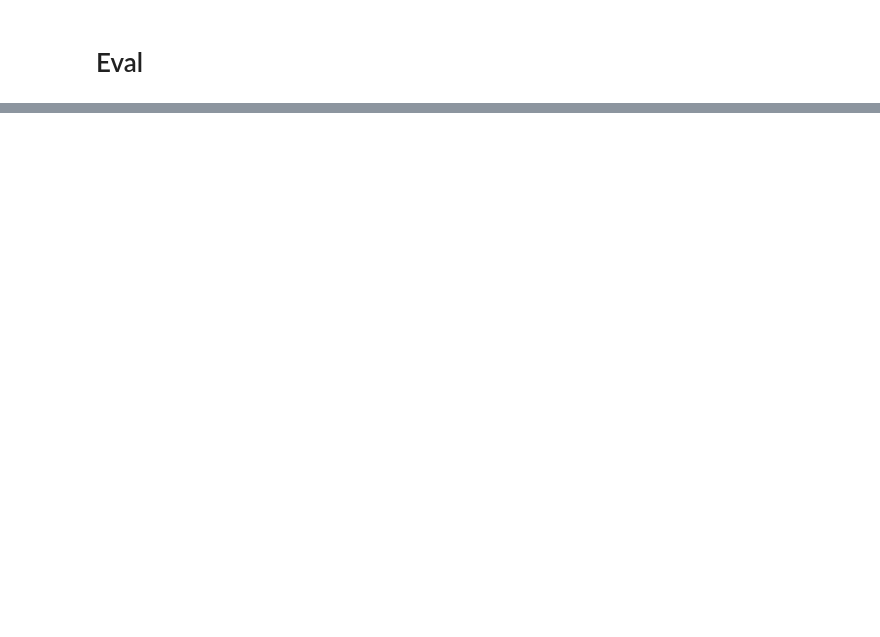
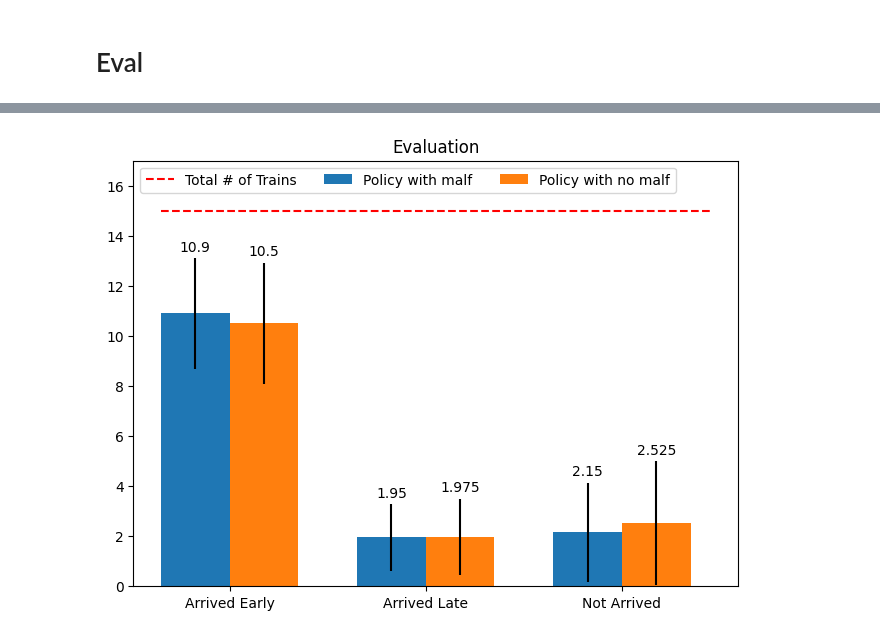
Before and after one commit to gvlos/SwitchFL, a Jupyter notebook: plot.ipynb, the cells around one changed output, grey strips where cells are left out. Saved outputs shown, nothing was run; the diff lists cells and outputs as text; code cells hidden in the pictures; blank space fills up the shorter version.

```diff
--- a/plot.ipynb
+++ b/plot.ipynb
@@ -167,0 +137,29 @@ plt.show()
+# %%
+means = {
+    'Policy with malf': [np.mean(hist_data, axis=0), np.std(hist_data, axis=0)],
+    'Policy with no malf': [np.mean(hist_data_2, axis=0), np.std(hist_data_2, axis=0)]
+}
+
+labels = ['Arrived Early', 'Arrived Late', 'Not Arrived']
+x = np.arange(3)  # the label locations
+width = 0.35  # the width of the bars
+multiplier = 0.5
+
+fig, ax = plt.subplots(layout='constrained')
+
+for attribute, measurement in means.items():
+    offset = width * multiplier
+    rects = ax.bar(x + offset, measurement[0], width, yerr=measurement[1], label=attribute)
+    ax.bar_label(rects, padding=3)
+    multiplier += 1
+
+# Add some text for labels, title and custom x-axis tick labels, etc.
+ax.set_title('Evaluation')
+ax.set_xticks(x + width, labels)
+ax.hlines(num_agents, xmin=0, xmax=2.8, color='r', linestyle='--', label='Total # of Trains')
+ax.legend(loc='upper left', ncols=3)
+ax.set_ylim(0,num_agents+2)
+
+plt.show()
+# %% [output]
+[figure, added]
```
Also changed, not shown: parts of 21 cells of this notebook, 3 other files.
